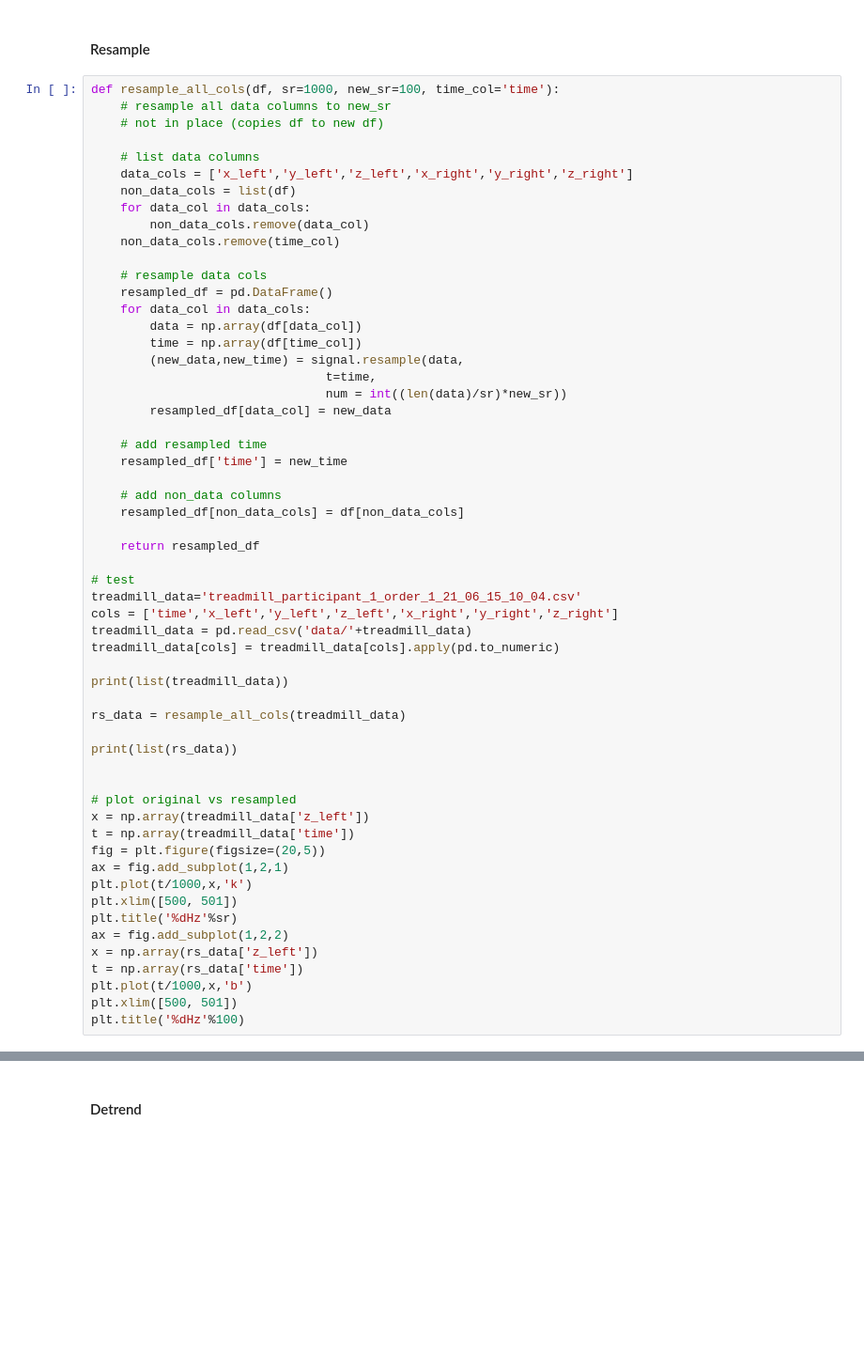
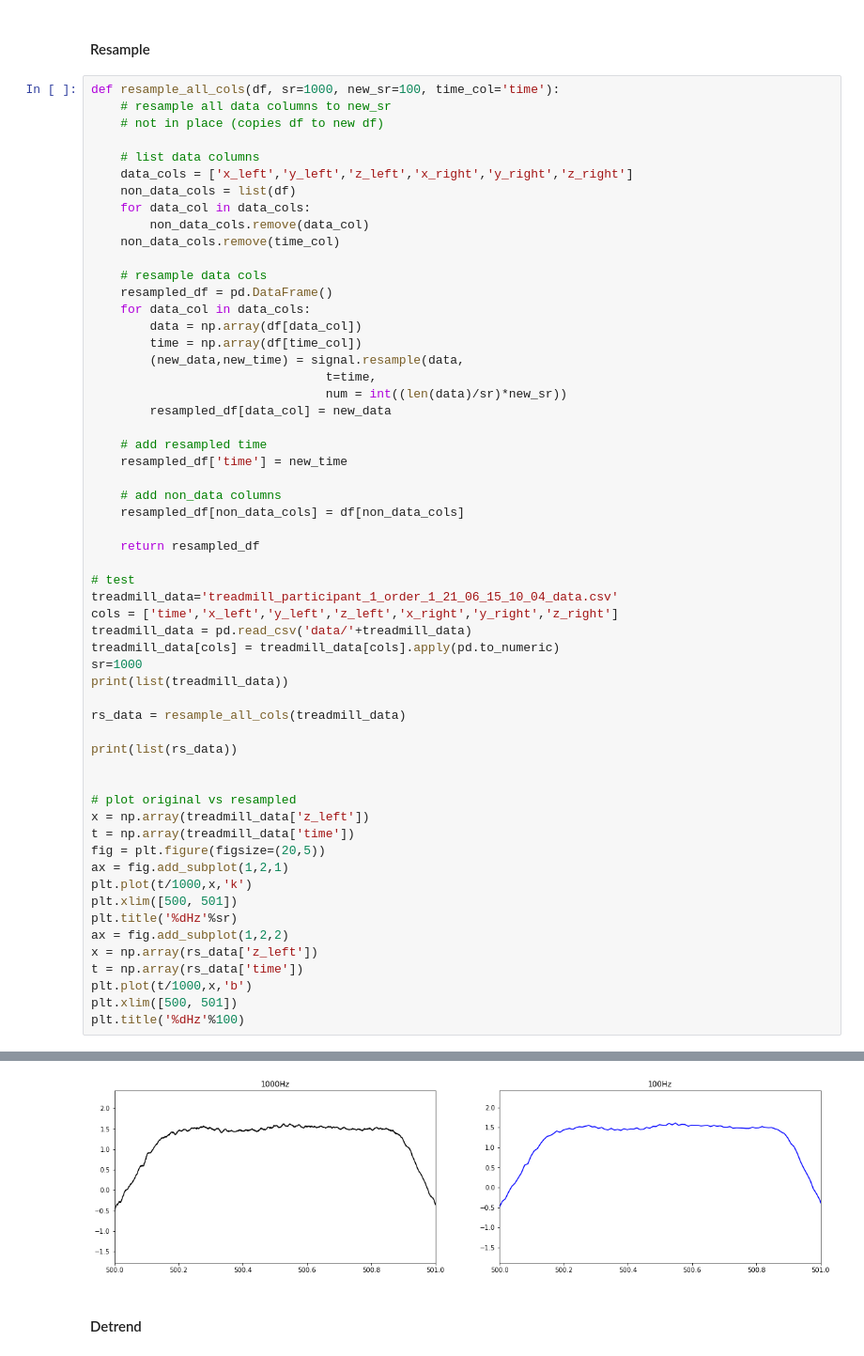
Before and after one commit to creamlab/treadmill, a Jupyter notebook: analysis/analysis.ipynb, the cells around one changed output, grey strips where cells are left out. Shown: that part at 94% size. Drawn from its saved outputs; the diff is of its cells as text; blank space fills up the shorter version.

Commit message:
fixed tests in processing section to work with existing data files

```diff
--- a/analysis/analysis.ipynb
+++ b/analysis/analysis.ipynb
@@ -231,11 +148,11 @@ def resample_all_cols(df, sr=1000, new_sr=100, time_col='time'):
     return resampled_df
 
 # test
-treadmill_data='treadmill_participant_1_order_1_21_06_15_10_04.csv'
+treadmill_data='treadmill_participant_1_order_1_21_06_15_10_04_data.csv'
 cols = ['time','x_left','y_left','z_left','x_right','y_right','z_right']
 treadmill_data = pd.read_csv('data/'+treadmill_data)
 treadmill_data[cols] = treadmill_data[cols].apply(pd.to_numeric)
-
+sr=1000
 print(list(treadmill_data))
 
 rs_data = resample_all_cols(treadmill_data)
@@ -262,3 +181,4 @@ FileNotFoundError: [Errno 2] No such file or directory: 'data/treadmill_particip
+[figure, added]
 # %% [markdown]
 #### Detrend
 # %%
```
Also changed, not shown: parts of 33 cells of this notebook.
